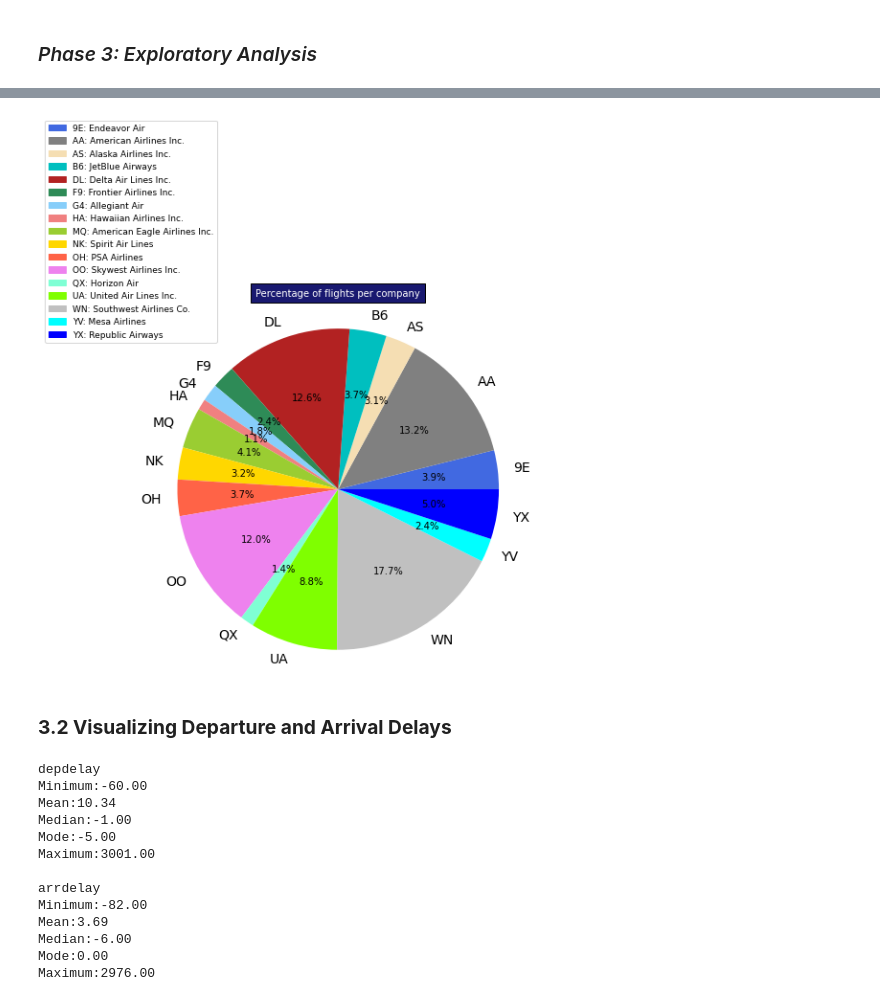
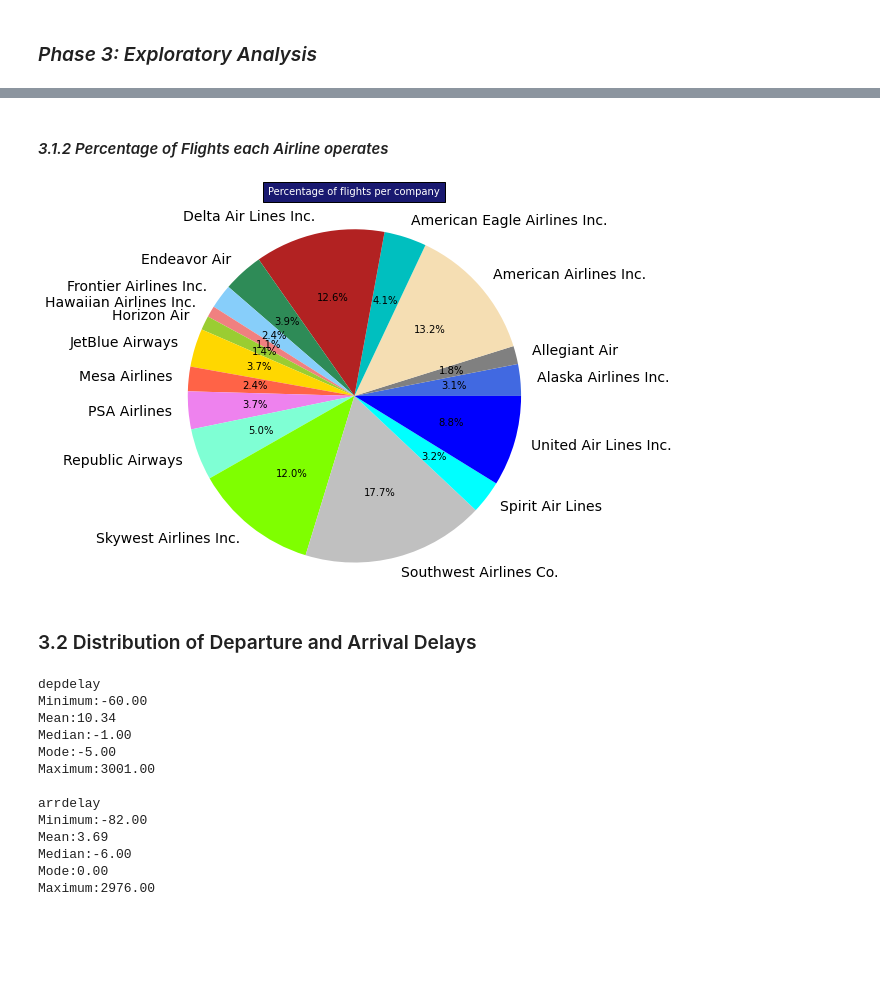
Before and after one commit to Ramachandranmu/Flight_Data, a Jupyter notebook: Flight_Data_Analysis.ipynb, the cells around one changed output, grey strips where cells are left out. Cells and saved outputs as stored; diff of their text form; code cells hidden in the pictures; blank space fills up the shorter version.

```diff
--- a/Flight_Data_Analysis.ipynb
+++ b/Flight_Data_Analysis.ipynb
@@ -88,4 +86,4 @@ airports = airportsdata.load('IATA')
 count_flights = df_flights['origin'].value_counts()
 distinct_airport_codes = df_flights['origin'].unique()
 # creating a new pandas Dataframe airports_df which holds the distinct_airport_codes, longitude and latitude of each airport
-airports_df = pd.DataFrame({'originairportcode':distinct_airport_codes})
+airports_df = pd.DataFrame({'origin':distinct_airport_codes})
@@ -104,3 +117,24 @@ def set_latitude(row):
 airports_df['LONGITUDE'] = airports_df.apply(lambda row: set_longitude(row), axis=1)
 airports_df['LATITUDE'] = airports_df.apply(lambda row: set_latitude(row), axis=1)
 airports_df = airports_df.dropna()
+# %%
+def set_origin_airport_name(row):
+    if row['origin'] in airports.keys():
+        return airports[row['origin']]['name']
+
+def set_dest_airport_name(row):
+    if row['dest'] in airports.keys():
+        return airports[row['dest']]['name']
+
+def set_airline_name(row):
+    if row['reporting_airline'] in airlines_names_dict.keys():
+        return airlines_names_dict[row['reporting_airline']]
+
+df_flights['originairportname'] = df_flights.apply(lambda row: set_origin_airport_name(row), axis=1)
+df_flights['destairportname'] = df_flights.apply(lambda row: set_dest_airport_name(row), axis=1)
+df_flights['airlinename'] = df_flights.apply(lambda row: set_airline_name(row), axis=1)
+airports_df['airportname'] = airports_df.apply(lambda row: set_origin_airport_name(row), axis=1)
+
+# Adding a route column
+routes  = pd.Series(df_flights['originairportname'] + ' > ' + df_flights['destairportname'])
+df_flights = pd.concat([df_flights, routes.rename("Route")], axis=1)
@@ -121,7 +162,7 @@ map.drawcoastlines()
 map.drawcountries(linewidth = 3)
 map.drawstates(color='0.3')
 
-for index, (code,y,x) in airports_df[['originairportcode', 'LATITUDE', 'LONGITUDE']].iterrows():
+for index, (code,y,x) in airports_df[['origin', 'LATITUDE', 'LONGITUDE']].iterrows():
     x, y = map(x, y)
     isize = [i for i, val in enumerate(size_limits) if val < count_flights[code]]
     ind = isize[-1]
@@ -227,8 +259,8 @@ airlines_names_dict = airlines_names['AIRLINE'].to_dict()
 def get_details(group):
     return {'flight_count': group.count(), 'min_delay': group.min(), 'max_delay': group.max(), 'avg_delay': group.mean()}
 
-grouped_departure_delay_by_airline = df_flights['depdelay'].groupby(df_flights['reporting_airline'])
+grouped_departure_delay_by_airline = df_flights['depdelay'].groupby(df_flights['airlinename'])
 df_airline_stats = grouped_departure_delay_by_airline.apply(get_details).unstack()
-df_airline_stats
+df_airline_stats.sort_values('avg_delay')
 # %% [output]
 |  | flight_count | min_delay | max_delay | avg_delay |
@@ -253,30 +376,26 @@ df_airline_stats
+# %% [markdown]
+#### *3.1.2 Percentage of Flights each Airline operates*
 # %%
 colors = ['royalblue', 'grey', 'wheat', 'c', 'firebrick', 'seagreen', 'lightskyblue',
           'lightcoral', 'yellowgreen', 'gold', 'tomato', 'violet', 'aquamarine', 'chartreuse', 'silver', 'cyan', 'blue']
 fig = plt.figure(1, figsize=(16,15))
 gs=GridSpec(2,2)
 ax1=fig.add_subplot(gs[0,0])
 labels = [s for s in  df_airline_stats.index]
 sizes  = df_airline_stats['flight_count'].values
 patches, texts, autotexts = ax1.pie(sizes, labels = labels, shadow=False, autopct='%1.1f%%', colors=colors, radius=2)
 for i in range(len(airlines_names_dict)):
     texts[i].set_fontsize(14)
 ax1.axis('equal')
 ax1.set_title('Percentage of flights per company', bbox={'facecolor':'midnightblue', 'pad':5},
               color = 'w',fontsize=10, pad=16)
-
-legend_list = []
-for i in range(len(airlines_names_dict)):
-    legend_list.append(mpatches.Patch(color=colors[i],
-            label = df_airline_stats.index[i] + ': ' + airlines_names_dict[df_airline_stats.index[i]]))
-ax1.legend(handles=legend_list, bbox_to_anchor=(0.2, 0.9), fontsize = 9)
 ax1.axis('equal')
 
 plt.show()
 # %% [output]
-[figure, old version]
+[figure, new version]
 # %% [markdown]
-### __3.2 Visualizing Departure and Arrival Delays__
+### 3.2 Distribution of Departure and Arrival Delays
 # %%
 # show_distribution lists the summary stats and distribution for the columns - depdelay and arrdelay
 def show_distribution(var_data):
```
Also changed, not shown: parts of 41 cells of this notebook.
